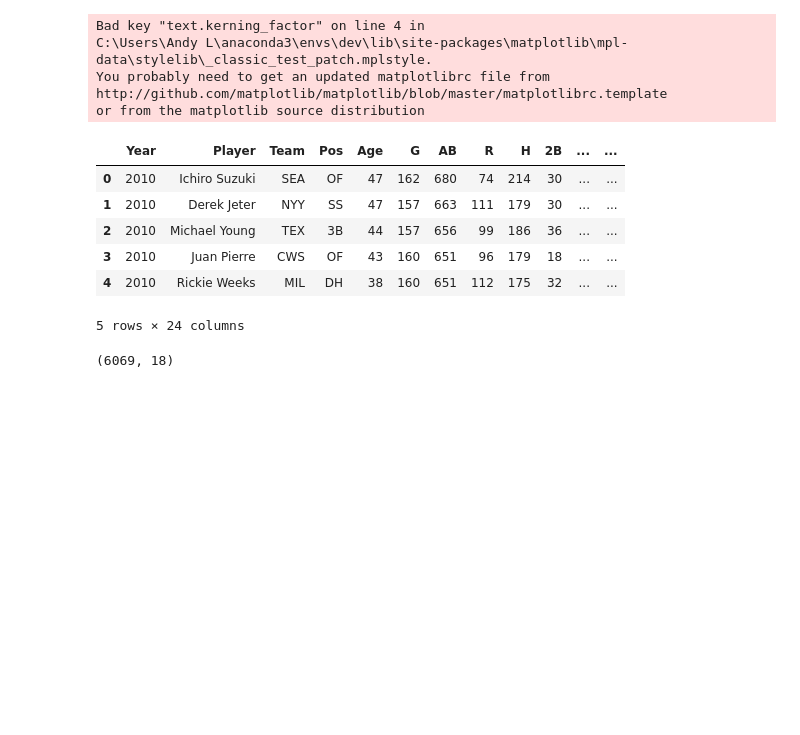
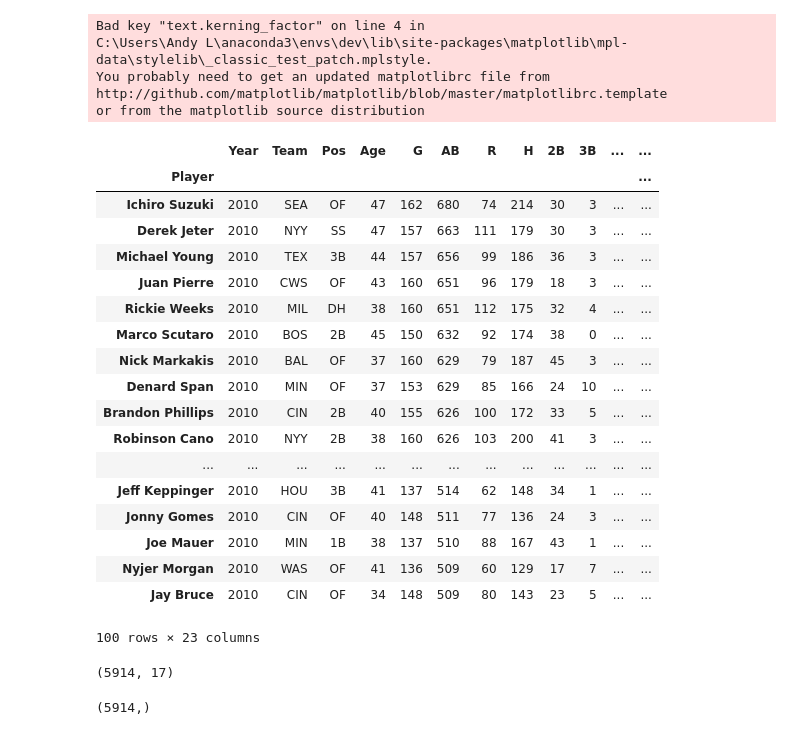
Before and after one commit to andyliang245/Project_3, a Jupyter notebook: MoneyBall.ipynb, the cells around one changed output. Drawn from its saved outputs; the diff is of its cells as text; code cells hidden in the pictures; blank space fills up the shorter version.

```diff
--- a/MoneyBall.ipynb
+++ b/MoneyBall.ipynb
@@ -52,31 +53,48 @@ or from the matplotlib source distribution
 
 # stats_19_df.head(20)
 # %%
-path = 'Resources/batting_stats_*.csv' # use your path
+# Import dataset
+path = "Resources/batting_stats_*.csv"
 all_files = glob.glob(path)
 all_files
 
+# Read & combine into dataframe
 data = []
 
 for file in all_files:
     df = pd.read_csv(file, index_col=None, header=0)
     year = file[-8:-4]
     df['Year'] = year
     data.append(df)
 
 stats_df = pd.concat(data, axis=0, ignore_index=True)
 stats_df = stats_df[['Year', 'Player', 'Team', 'Pos', 'Age', 'G', 'AB', 'R', 'H', '2B', '3B', 'HR','RBI',
              'SB', 'CS', 'BB', 'SO', 'SH', 'SF', 'HBP', 'AVG', 'OBP', 'SLG','OPS']]
 
-stats_df.head()
+# Drop player with 0 OPS
+stats_df = stats_df[stats_df.OPS !=0].set_index('Player')
+
+stats_df.head(100)
 # %% [output]
-|  | Year | Player | Team | Pos | Age | G | AB | R | H | 2B | ... | ... |
-| 0 | 2010 | Ichiro Suzuki | SEA | OF | 47 | 162 | 680 | 74 | 214 | 30 | ... | ... |
-| 1 | 2010 | Derek Jeter | NYY | SS | 47 | 157 | 663 | 111 | 179 | 30 | ... | ... |
-| 2 | 2010 | Michael Young | TEX | 3B | 44 | 157 | 656 | 99 | 186 | 36 | ... | ... |
-| 3 | 2010 | Juan Pierre | CWS | OF | 43 | 160 | 651 | 96 | 179 | 18 | ... | ... |
-| 4 | 2010 | Rickie Weeks | MIL | DH | 38 | 160 | 651 | 112 | 175 | 32 | ... | ... |
+|  | Year | Team | Pos | Age | G | AB | R | H | 2B | 3B | ... | ... |
+| Player |  |  |  |  |  |  |  |  |  |  |  | ... |
+| Ichiro Suzuki | 2010 | SEA | OF | 47 | 162 | 680 | 74 | 214 | 30 | 3 | ... | ... |
+| Derek Jeter | 2010 | NYY | SS | 47 | 157 | 663 | 111 | 179 | 30 | 3 | ... | ... |
+| Michael Young | 2010 | TEX | 3B | 44 | 157 | 656 | 99 | 186 | 36 | 3 | ... | ... |
+| Juan Pierre | 2010 | CWS | OF | 43 | 160 | 651 | 96 | 179 | 18 | 3 | ... | ... |
+| Rickie Weeks | 2010 | MIL | DH | 38 | 160 | 651 | 112 | 175 | 32 | 4 | ... | ... |
+| Marco Scutaro | 2010 | BOS | 2B | 45 | 150 | 632 | 92 | 174 | 38 | 0 | ... | ... |
+| Nick Markakis | 2010 | BAL | OF | 37 | 160 | 629 | 79 | 187 | 45 | 3 | ... | ... |
+| Denard Span | 2010 | MIN | OF | 37 | 153 | 629 | 85 | 166 | 24 | 10 | ... | ... |
+| Brandon Phillips | 2010 | CIN | 2B | 40 | 155 | 626 | 100 | 172 | 33 | 5 | ... | ... |
+| Robinson Cano | 2010 | NYY | 2B | 38 | 160 | 626 | 103 | 200 | 41 | 3 | ... | ... |
+| ... | ... | ... | ... | ... | ... | ... | ... | ... | ... | ... | ... | ... |
+| Jeff Keppinger | 2010 | HOU | 3B | 41 | 137 | 514 | 62 | 148 | 34 | 1 | ... | ... |
+| Jonny Gomes | 2010 | CIN | OF | 40 | 148 | 511 | 77 | 136 | 24 | 3 | ... | ... |
+| Joe Mauer | 2010 | MIN | 1B | 38 | 137 | 510 | 88 | 167 | 43 | 1 | ... | ... |
+| Nyjer Morgan | 2010 | WAS | OF | 41 | 136 | 509 | 60 | 129 | 17 | 7 | ... | ... |
+| Jay Bruce | 2010 | CIN | OF | 34 | 148 | 509 | 80 | 143 | 23 | 5 | ... | ... |
-5 rows × 24 columns
+100 rows × 23 columns
 # %%
 # Creating X & y variables
 X = stats_df.iloc[:, 4:-2]
@@ -93,4 +107,4 @@ X_train, X_test, y_train, y_test = train_test_split(X, y, random_state=78)
 
 X_train.shape
 # %% [output]
-(6069, 18)
+(5914, 17)
@@ -97,3 +119,7 @@ X_train.shape
+# %%
+y_train.shape
+# %% [output]
+(5914,)
 # %%
 #X_train = X_train.reshape((X_train.shape[0], X_train.shape[1], 1))
 #X_test = X_test.reshape((X_test.shape[0], X_test.shape[1], 1))
```
Also changed, not shown: parts of 11 cells of this notebook, 1 other file.
